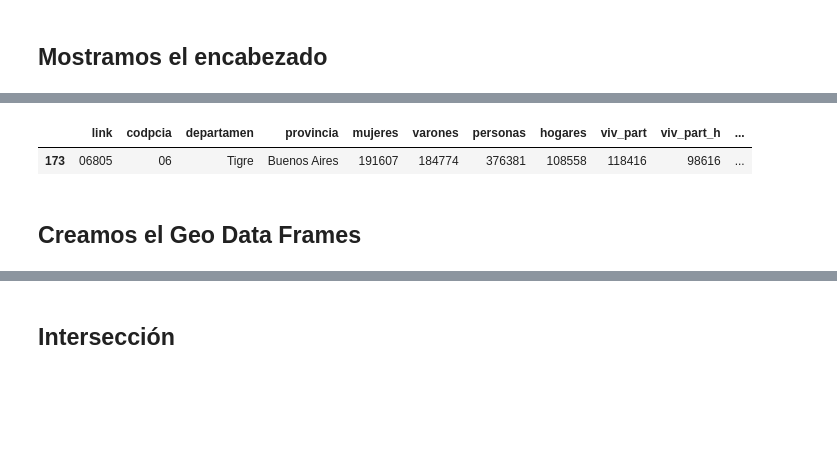
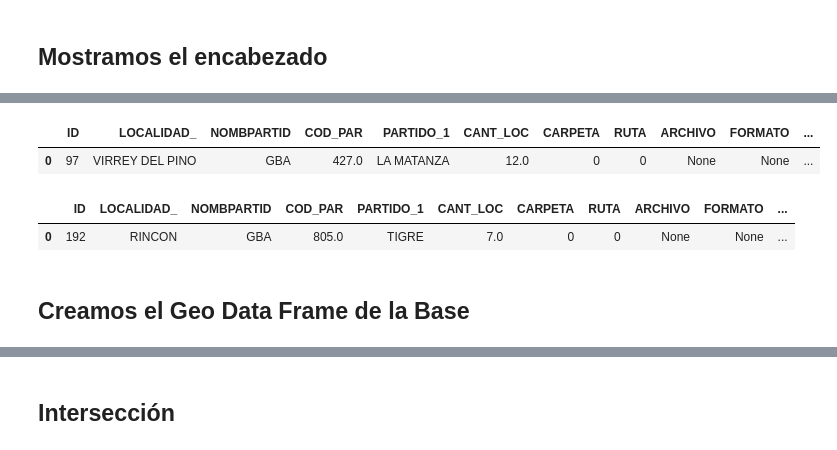
Before and after one commit to sebasruggero/python, a Jupyter notebook: Intersecciones_con_Geopanda.ipynb, the cells around one changed output, grey strips where cells are left out. Cells and saved outputs as stored; diff of their text form; code cells hidden in the pictures; blank space fills up the shorter version.

```diff
--- a/Intersecciones_con_Geopanda.ipynb
+++ b/Intersecciones_con_Geopanda.ipynb
@@ -52,12 +37,26 @@ indec_shape.head(5)
-# %%
-## Filtramos la localidad
-tigre_gdf =indec_shape[indec_shape.departamen == "Tigre"] # Filtramos por localidad
-tigre_gdf.head()
-# %% [output]
-|  | link | codpcia | departamen | provincia | mujeres | varones | personas | hogares | viv_part | viv_part_h | ... |
-| 173 | 06805 | 06 | Tigre | Buenos Aires | 191607 | 184774 | 376381 | 108558 | 118416 | 98616 | ... |
+# %%
+shape_localidades = gpd.read_file("data/loc/Localidades.shp")
+shape_localidades.head(1)
+# %% [output]
+|  | ID | LOCALIDAD_ | NOMBPARTID | COD_PAR | PARTIDO_1 | CANT_LOC | CARPETA | RUTA | ARCHIVO | FORMATO | ... |
+| 0 | 97 | VIRREY DEL PINO | GBA | 427.0 | LA MATANZA | 12.0 | 0 | 0 | None | None | ... |
+# %%
+## Filtramos la localidad
+shape_filtrado = shape_localidades.loc[shape_localidades["LOCALIDAD_"] == "RINCON"]
+
+## Reseteamos el indice
+shape_filtrado.reset_index(drop=True, inplace=True)
+
+## Pasamos el sistema a 4326
+shape_filtrado = shape_filtrado.to_crs(epsg= 4326)
+
+## Print encabezado
+shape_filtrado.head()
+# %% [output]
+|  | ID | LOCALIDAD_ | NOMBPARTID | COD_PAR | PARTIDO_1 | CANT_LOC | CARPETA | RUTA | ARCHIVO | FORMATO | ... |
+| 0 | 192 | RINCON | GBA | 805.0 | TIGRE | 7.0 | 0 | 0 | None | None | ... |
 # %% [markdown]
-## Creamos el Geo Data Frames
+## Creamos el Geo Data Frame de la Base
 # %%
 ### Armamos los puntos del dataframe original
 df['geometry'] = df.apply(lambda x: Point(float(x.LONGITUDE), float(x.LATITUDE)), axis=1)
```
Also changed, not shown: parts of 32 cells of this notebook.
